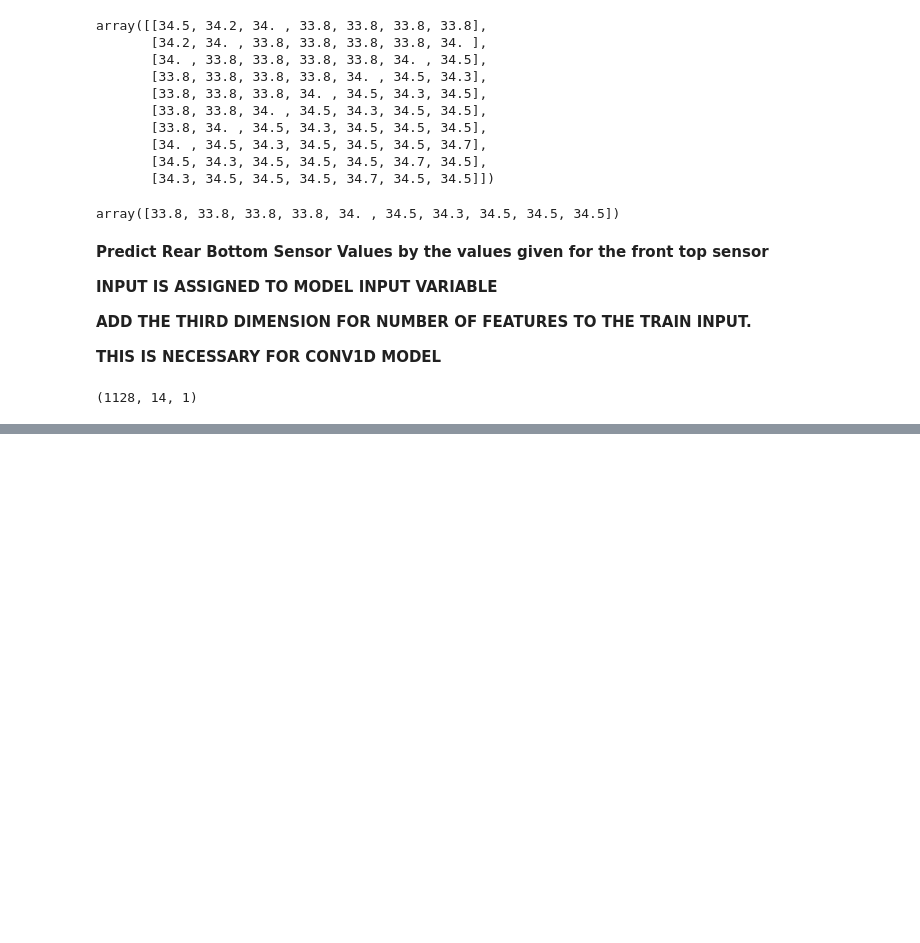
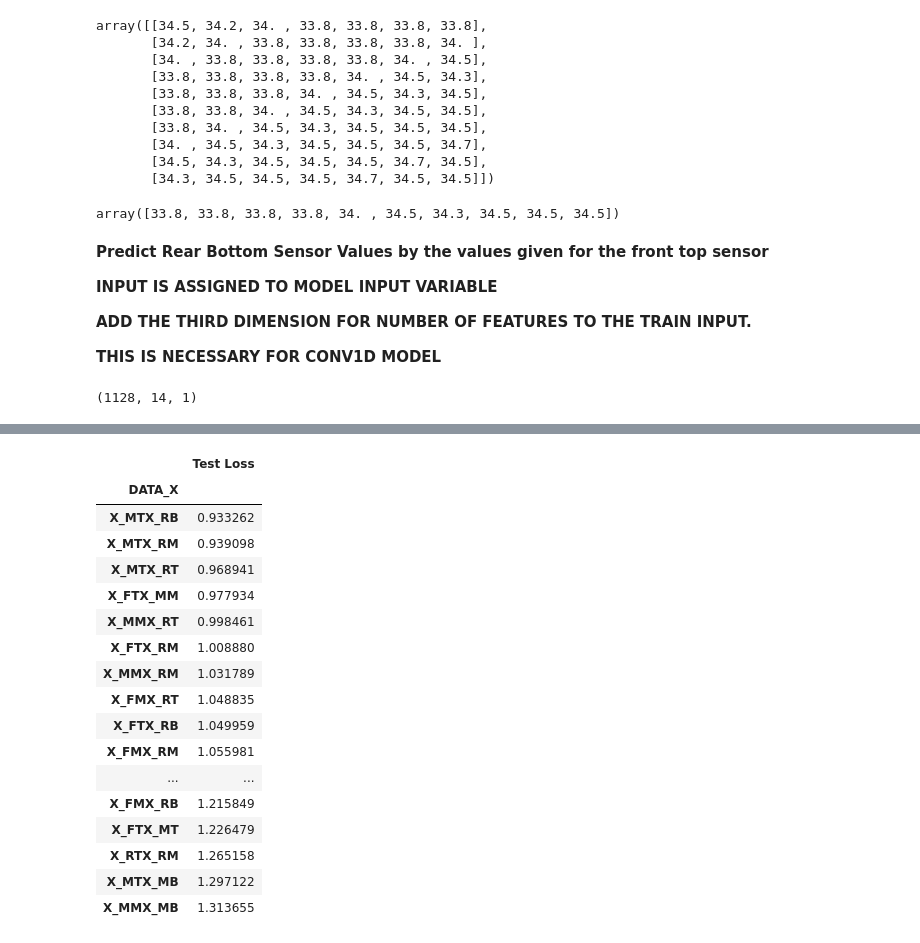
Before and after one commit to ayanoglu/Sensor-Network-Prediction-Models, a Jupyter notebook: ColdChainTransportation_Time_Series_Prediction_For_Sensor_Networks_Prediction_based_on_number_of_sensors.ipynb, the cells around one changed output, grey strips where cells are left out. Saved outputs shown, nothing was run; the diff lists cells and outputs as text; code cells hidden in the pictures; blank space fills up the shorter version.

```diff
--- a/ColdChainTransportation_Time_Series_Prediction_For_Sensor_Networks_Prediction_based_on_number_of_sensors.ipynb
+++ b/ColdChainTransportation_Time_Series_Prediction_For_Sensor_Networks_Prediction_based_on_number_of_sensors.ipynb
@@ -1498,0 +598,8 @@ fig.show()
+# %%
+CombResults2 = pd.DataFrame.from_dict(my_dictMF2)
+CombResultsSorted2 = CombResults2.sort_values(by=['Test Loss'])
+CombResultsSorted2.to_csv('CombResultsSorted2.csv')
+CombResultsSorted2
+files.download("CombResultsSorted2.csv")
+fig = px.box(CombResultsSorted2, x="DATA_X", y="Test Loss", hover_data=["DATA_y"])
+fig.show()
@@ -1498,0 +610,8 @@ fig.show()
+# %%
+CombResultsSortedgrouped2 = CombResultsSorted2.groupby(['DATA_X']).mean()
+CombResultsSortedgroupedsortedMF2 = CombResultsSortedgrouped2.sort_values(by=['Test Loss'])
+CombResultsSortedgroupedsortedMF2.to_csv('CombResultsSortedgroupedsortedMF2.csv')
+from google.colab import files
+files.download("CombResultsSortedgroupedsortedMF2.csv")
+CombResultsSortedgroupedsortedMF2
+# %% [output]
@@ -1498,0 +620,18 @@ fig.show()
+|  | Test Loss |
+| DATA_X |  |
+| X_MTX_RB | 0.933262 |
+| X_MTX_RM | 0.939098 |
+| X_MTX_RT | 0.968941 |
+| X_FTX_MM | 0.977934 |
+| X_MMX_RT | 0.998461 |
+| X_FTX_RM | 1.008880 |
+| X_MMX_RM | 1.031789 |
+| X_FMX_RT | 1.048835 |
+| X_FTX_RB | 1.049959 |
+| X_FMX_RM | 1.055981 |
+| ... | ... |
+| X_FMX_RB | 1.215849 |
+| X_FTX_MT | 1.226479 |
+| X_RTX_RM | 1.265158 |
+| X_MTX_MB | 1.297122 |
+| X_MMX_MB | 1.313655 |
```
Also changed, not shown: parts of 63 cells of this notebook.
